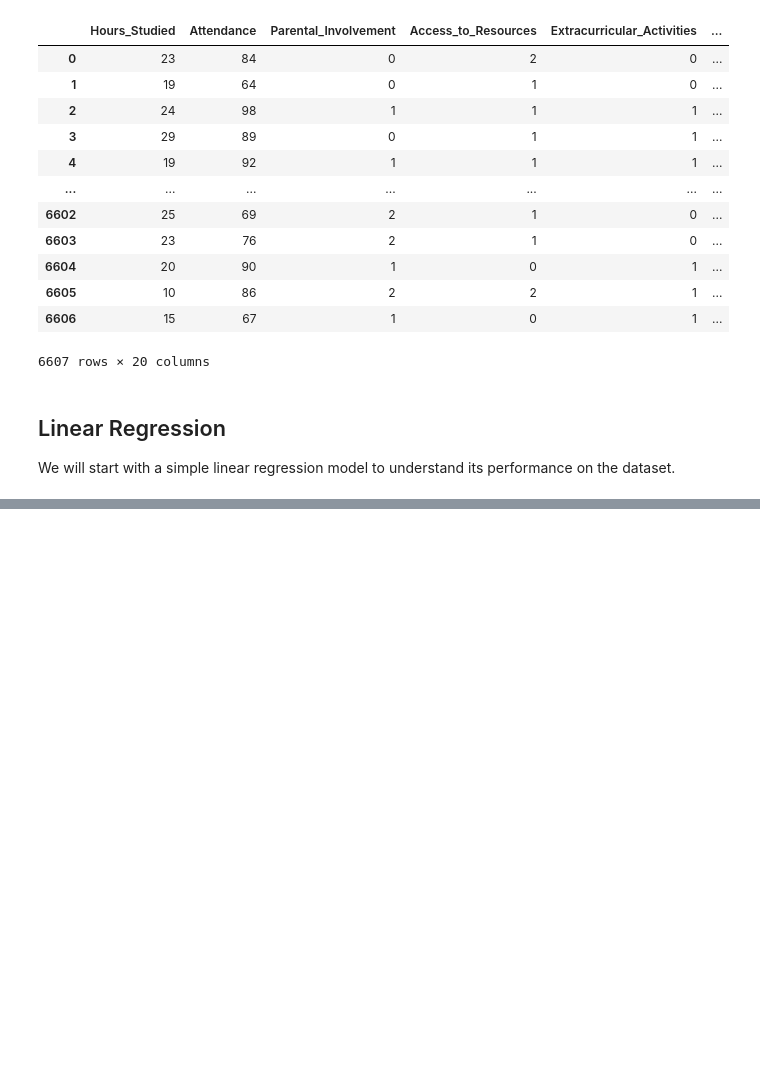
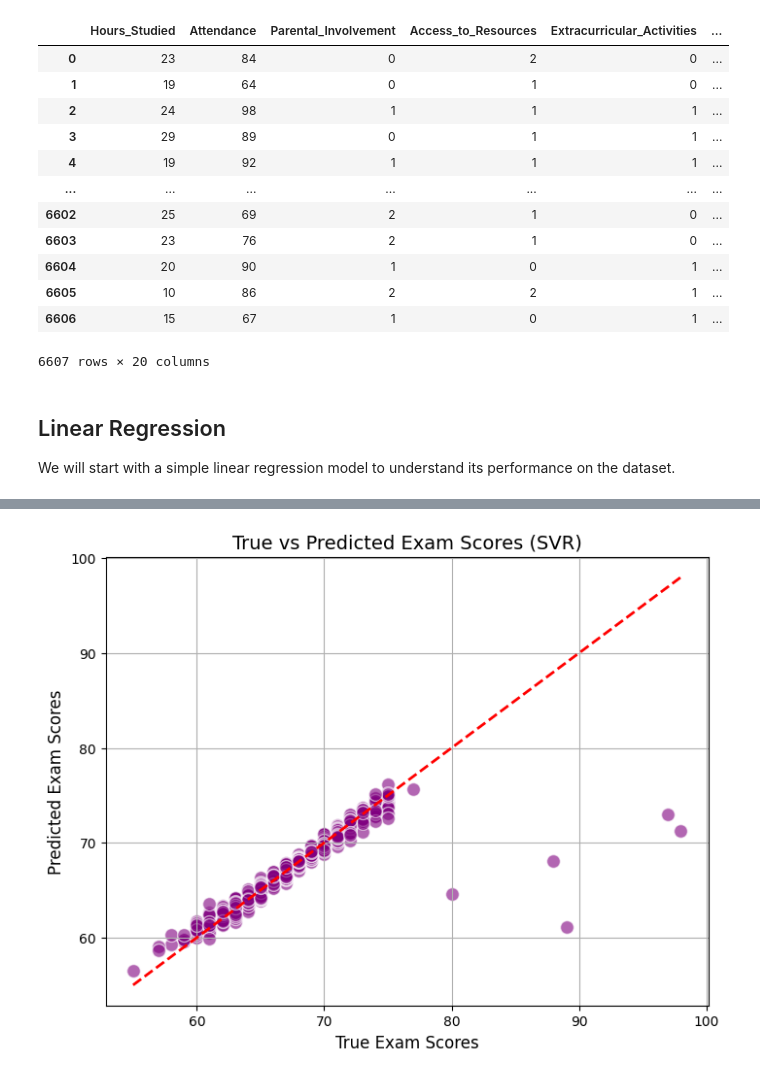
Before and after one commit to FaroukAshrafElshamy/SPP, a Jupyter notebook: SPP.ipynb, the cells around one changed output, grey strips where cells are left out. Saved outputs shown, nothing was run; the diff lists cells and outputs as text; code cells hidden in the pictures; blank space fills up the shorter version.

```diff
--- a/SPP.ipynb
+++ b/SPP.ipynb
@@ -289,0 +364,11 @@ print(f"R^2 Score: {r2_lr:.2f}")
+# %%
+plt.figure(figsize=(8, 6))
+plt.scatter(y_test, y_pred_svr, color='purple', alpha=0.6, edgecolors='w', s=100)
+plt.plot([min(y_test), max(y_test)], [min(y_test), max(y_test)], color='red', linestyle='--', lw=2)
+plt.title('True vs Predicted Exam Scores (SVR)', fontsize=14)
+plt.xlabel('True Exam Scores', fontsize=12)
+plt.ylabel('Predicted Exam Scores', fontsize=12)
+plt.grid(True)
+plt.show()
+# %% [output]
+[figure, added]
```
Also changed, not shown: parts of 10 cells of this notebook.
